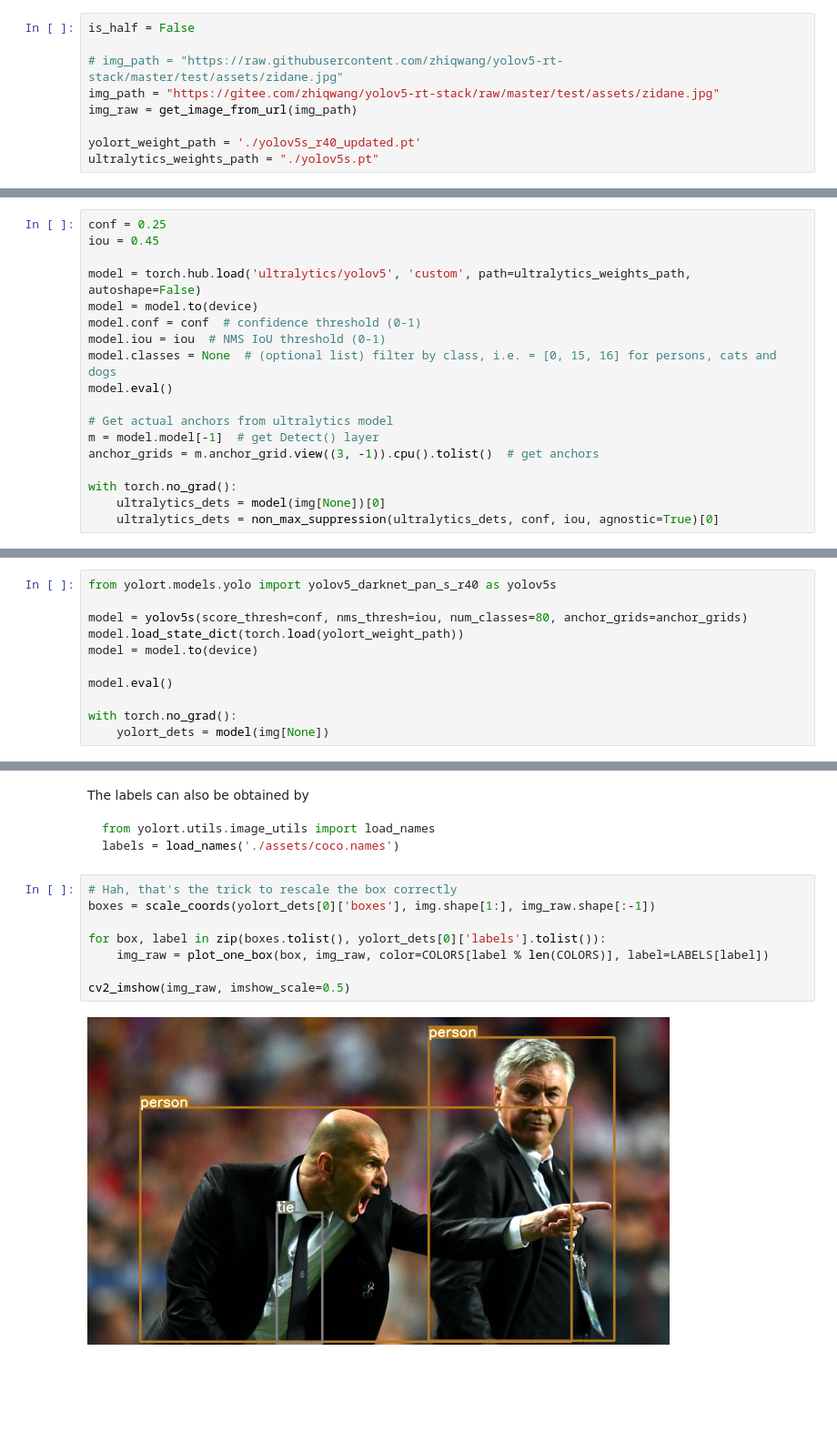
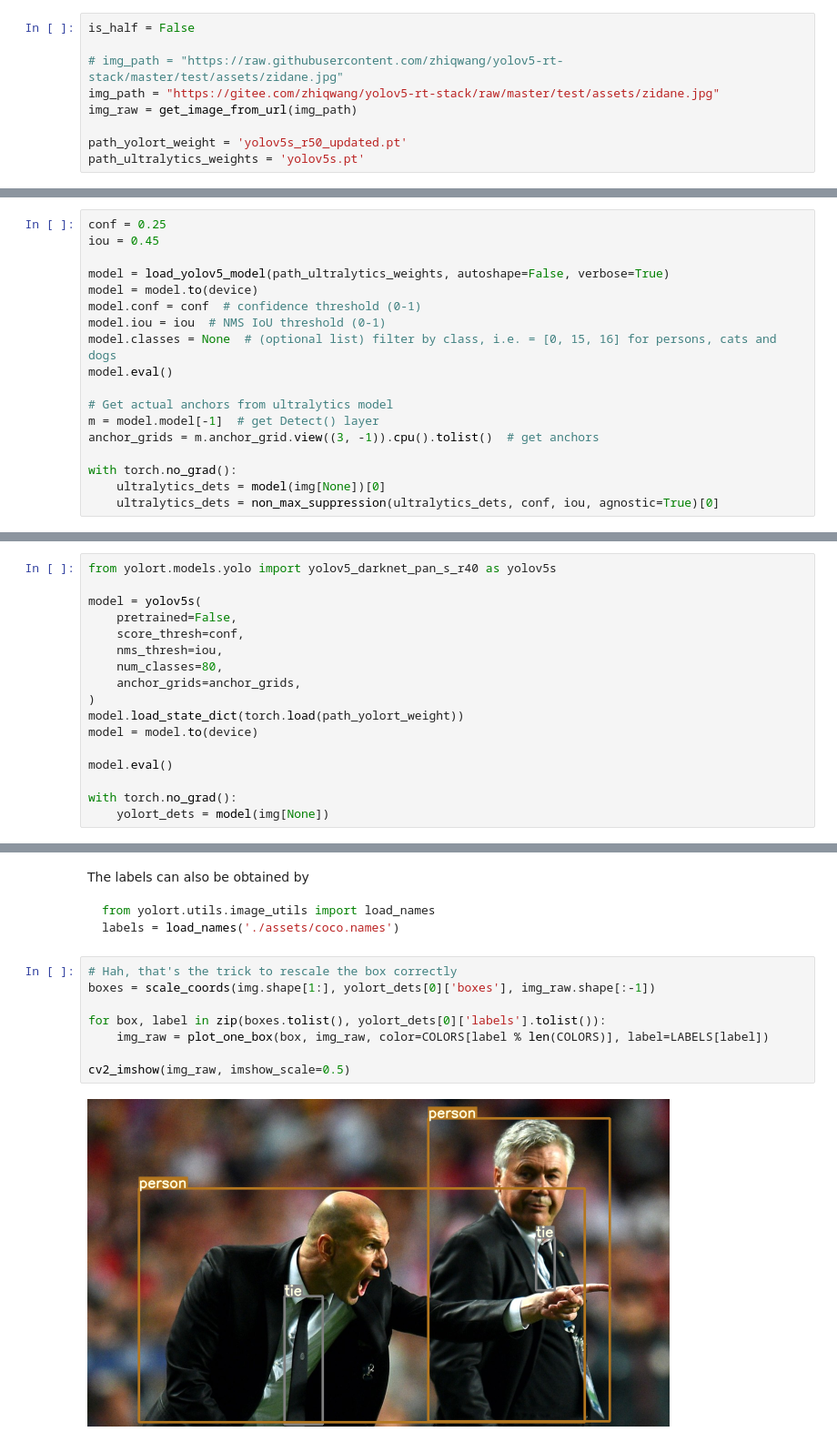
Before and after one commit to zhiqwang/yolort, a Jupyter notebook: notebooks/how-to-align-with-ultralytics-yolov5.ipynb, the cells around one changed output, grey strips where cells are left out. Shown at 91% size. Saved outputs shown, nothing was run; the diff lists cells and outputs as text; blank space fills up the shorter version.

````diff
--- a/notebooks/how-to-align-with-ultralytics-yolov5.ipynb
+++ b/notebooks/how-to-align-with-ultralytics-yolov5.ipynb
@@ -31,8 +27,8 @@ is_half = False
 img_path = "https://gitee.com/zhiqwang/yolov5-rt-stack/raw/master/test/assets/zidane.jpg"
 img_raw = get_image_from_url(img_path)
 
-yolort_weight_path = './yolov5s_r40_updated.pt'
-ultralytics_weights_path = "./yolov5s.pt"
+path_yolort_weight = 'yolov5s_r50_updated.pt'
+path_ultralytics_weights = 'yolov5s.pt'
 # %% [markdown]
 You can download the weight with following methods
 
@@ -54,7 +50,7 @@ img = img.to(device)
 conf = 0.25
 iou = 0.45
 
-model = torch.hub.load('ultralytics/yolov5', 'custom', path=ultralytics_weights_path, autoshape=False)
+model = load_yolov5_model(path_ultralytics_weights, autoshape=False, verbose=True)
 model = model.to(device)
 model.conf = conf  # confidence threshold (0-1)
 model.iou = iou  # NMS IoU threshold (0-1)
@@ -116,8 +132,14 @@ Note: you should check the `anchor_grids` carefully here, because value of `anch
 # %%
 from yolort.models.yolo import yolov5_darknet_pan_s_r40 as yolov5s
 
-model = yolov5s(score_thresh=conf, nms_thresh=iou, num_classes=80, anchor_grids=anchor_grids)
-model.load_state_dict(torch.load(yolort_weight_path))
+model = yolov5s(
+    pretrained=False,
+    score_thresh=conf,
+    nms_thresh=iou,
+    num_classes=80,
+    anchor_grids=anchor_grids,
+)
+model.load_state_dict(torch.load(path_yolort_weight))
 model = model.to(device)
 
 model.eval()
@@ -183,11 +206,11 @@ labels = load_names('./assets/coco.names')
 ```
 # %%
 # Hah, that's the trick to rescale the box correctly
-boxes = scale_coords(yolort_dets[0]['boxes'], img.shape[1:], img_raw.shape[:-1])
+boxes = scale_coords(img.shape[1:], yolort_dets[0]['boxes'], img_raw.shape[:-1])
 
 for box, label in zip(boxes.tolist(), yolort_dets[0]['labels'].tolist()):
     img_raw = plot_one_box(box, img_raw, color=COLORS[label % len(COLORS)], label=LABELS[label])
 
 cv2_imshow(img_raw, imshow_scale=0.5)
 # %% [output]
-[figure, old version]
+[figure, new version]
````
Also changed, not shown: parts of 10 cells of this notebook.
